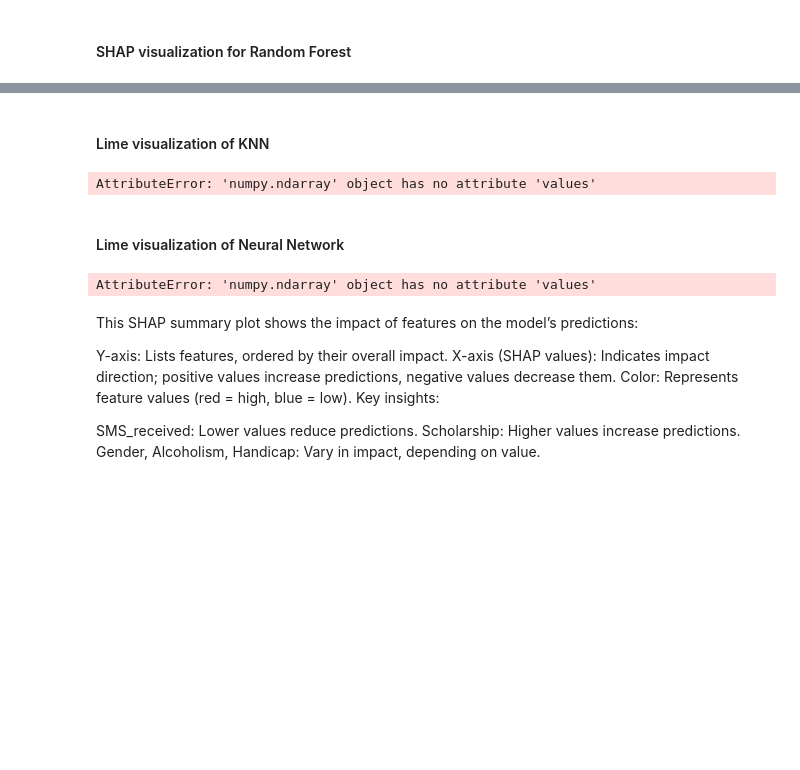
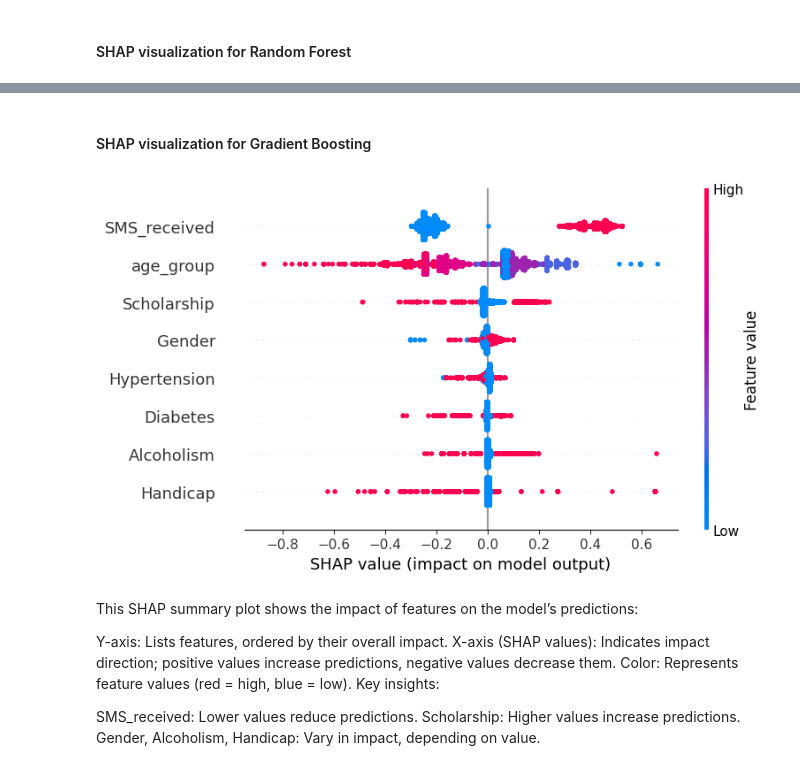
Before and after one commit to prabhursingh/No-Show, a Jupyter notebook: no show.ipynb, the cells around one changed output, grey strips where cells are left out. Saved outputs shown, nothing was run; the diff lists cells and outputs as text; code cells hidden in the pictures; blank space fills up the shorter version.

```diff
--- a/no show.ipynb
+++ b/no show.ipynb
@@ -2271,45 +2035,29 @@ Note: you may need to restart the kernel to use updated packages.
-# %% [markdown]
-#### Lime visualization of KNN
-# %%
-from lime.lime_tabular import LimeTabularExplainer
-
-# Define the explainer
-lime_explainer = LimeTabularExplainer(X_train.values, feature_names=feat_names, class_names=["0", "1"], discretize_continuous=True)
-
-# Explain one instance (e.g., first row of X_test)
-exp = lime_explainer.explain_instance(X_test.values[0], KNN_5neighbours_smt.predict_proba, num_features=8)
-exp.show_in_notebook()  # Visualize in a notebook, or use exp.as_list() for text
-exp.as_pyplot_figure()
-# %% [output]
-AttributeError: 'numpy.ndarray' object has no attribute 'values'
-# %% [markdown]
-#### Lime visualization of Neural Network
-# %%
-# Initialize the LIME explainer
-explainer = LimeTabularExplainer(
-    training_data=X_train.values,
-    feature_names=feat_names,
-    class_names=["0", "1"],  # Replace with your actual class names if they are not '0' and '1'
-    mode='classification'
-)
-
-# Select an instance to explain (e.g., the first instance of X_test)
-instance_to_explain = X_test.values[0]
-
-# Generate LIME explanation
-exp = explainer.explain_instance(
-    data_row=instance_to_explain,
-    predict_fn=neural_network_smt.predict_proba,  # Use predict_proba for classification
-    num_features=8  # Number of features to display
-)
-
-# Show the explanation in a notebook (if you're using Jupyter)
-exp.show_in_notebook(show_table=True)
-
-# Or to display as a plot
-exp.as_pyplot_figure()
-# %% [output]
-AttributeError: 'numpy.ndarray' object has no attribute 'values'
+# %% [markdown]
+#### SHAP visualization for Gradient Boosting
+# %%
+# Ensure X_train and X_test are converted to the correct data type
+X_train = np.array(X_train, dtype=np.float64)
+X_test = np.array(X_test, dtype=np.float64)
+
+# Create SHAP explainer for the gradient boosting model
+explainer = shap.TreeExplainer(gradient_boosting_smt)  # Replace 'GBM_model' with your gradient boosting model variable
+
+# Calculate SHAP values for the test set
+shap_values = explainer.shap_values(X_test)
+
+# Use SHAP values for the positive class (class 1) if it's a binary classifier
+if isinstance(shap_values, list):
+    shap_values_binary = shap_values[1]
+else:
+    shap_values_binary = shap_values  # Some implementations return a single array for binary
+
+# Convert X_test to DataFrame if necessary
+X_test_df = pd.DataFrame(X_test, columns=feat_names)
+
+# Generate the SHAP summary plot for the positive class (class 1)
+shap.summary_plot(shap_values_binary, X_test_df)
+# %% [output]
+[figure, added]
 # %% [markdown]
 This SHAP summary plot shows the impact of features on the model’s predictions:
 
```
Also changed, not shown: parts of 108 cells of this notebook.
